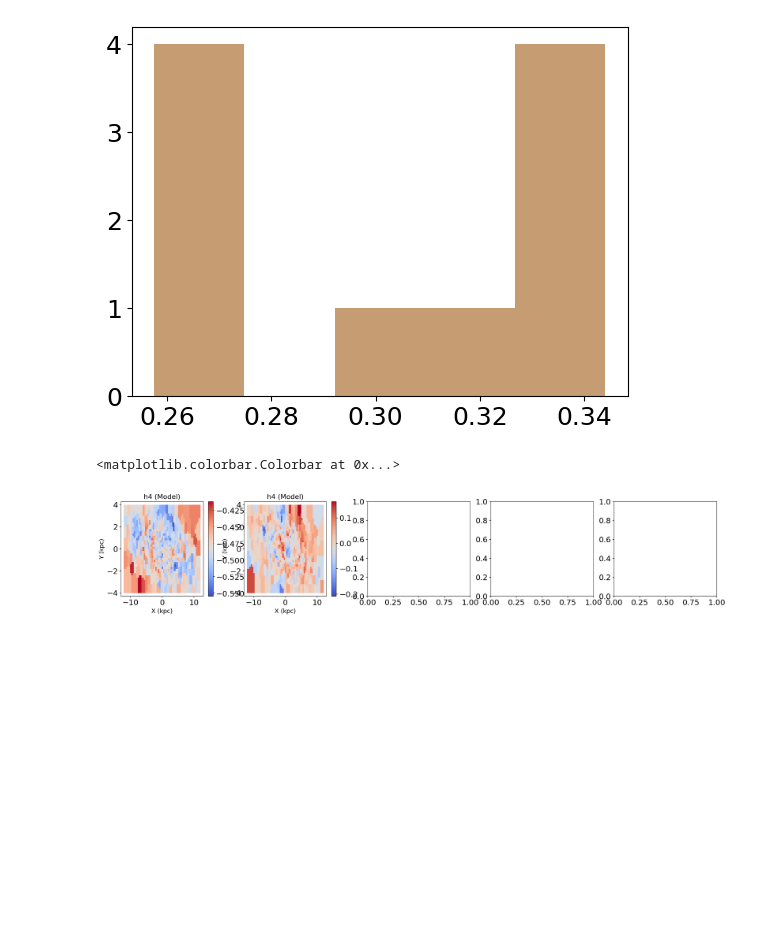
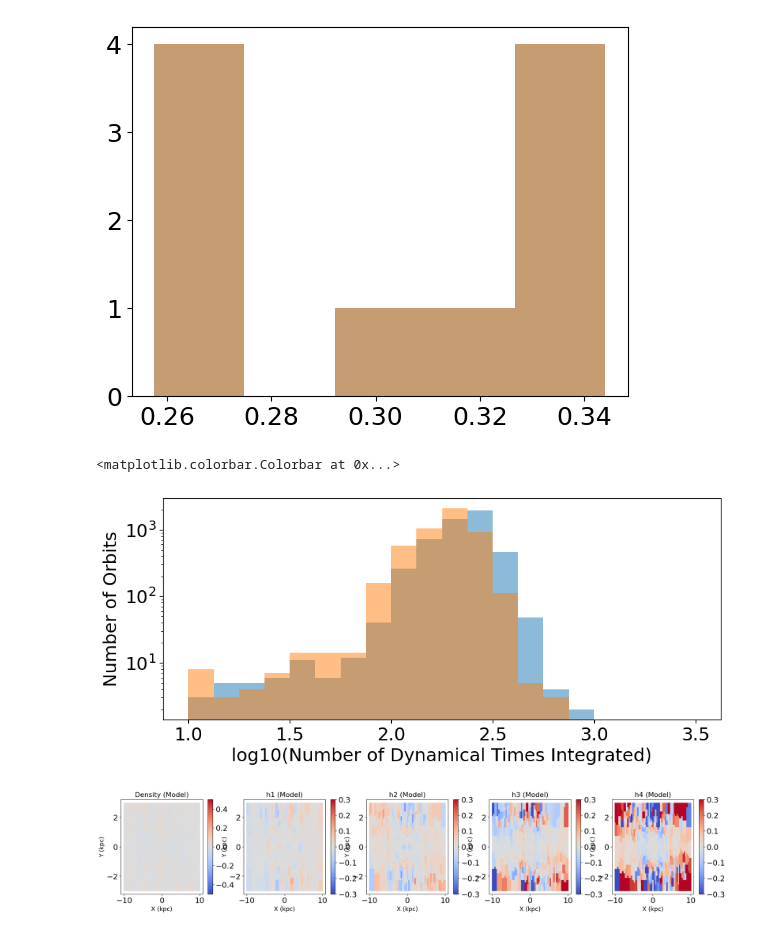
Before and after one commit to David-Chemaly/SchwarMAX, a Jupyter notebook: test_orbits.ipynb, the cells around one changed output. Saved outputs shown, nothing was run; the diff lists cells and outputs as text; code cells hidden in the pictures; blank space fills up the shorter version.

```diff
--- a/test_orbits.ipynb
+++ b/test_orbits.ipynb
@@ -1255,11 +1255,15 @@ def get_dict_data(path):
 dict_data = get_dict_data(path)
 
 path_data = '/Users/hanyuan/Desktop/PhD_projects/SchwarMAX_data/'
-with open(path_data + 'orbital_library_bar_5.pkl', 'rb') as f:
+with open(path_data + 'orbital_library_adaptive_Nmax6e3.pkl', 'rb') as f:
     orb_lib = pickle.load(f)
 (A_Rzphi, A_xy, A_h1, A_h2, A_h3, A_h4, \
         y_Rzphi, y_xy, y_h1, y_h2, y_h3, y_h4, \
-        sig_Rzphi, sig_xy, sig_A1, sig_A2, sig_A3, sig_A4) = orb_lib
+        sig_Rzphi, sig_xy, sig_A1, sig_A2, sig_A3, sig_A4, N_dyn) = orb_lib
+
+fig, ax = plt.subplots(1,1,figsize = (10,4))
+ax.hist(np.log10(N_dyn), bins=20, alpha=0.5, range = [1,3.5])
+ax.set(xlabel='log10(Number of Dynamical Times Integrated)', ylabel='Number of Orbits', yscale = 'log')
 
 weights = jnp.ones(A_Rzphi.shape[1])
 A_h1, A_h2, A_h3, A_h4 = (A_h1 * A_xy), (A_h2 * A_xy), (A_h3 * A_xy), (A_h4 * A_xy)
@@ -1282,43 +1286,70 @@ h4_model_weighted1 = h4_model[index_remap]
 
 
 path_data = '/Users/hanyuan/Desktop/PhD_projects/SchwarMAX_data/'
-with open(path_data + 'orbital_library_bar_4.pkl', 'rb') as f:
+with open(path_data + 'orbital_library_adaptive_Nmax5e3.pkl', 'rb') as f:
     orb_lib = pickle.load(f)
 (A_Rzphi, A_xy, A_h1, A_h2, A_h3, A_h4, \
         y_Rzphi, y_xy, y_h1, y_h2, y_h3, y_h4, \
-        sig_Rzphi, sig_xy, sig_A1, sig_A2, sig_A3, sig_A4) = orb_lib
+        sig_Rzphi, sig_xy, sig_A1, sig_A2, sig_A3, sig_A4, N_dyn) = orb_lib
+
+ax.hist(np.log10(N_dyn), bins=20, alpha=0.5, range = [1,3.5])
+
 
 weights = jnp.ones(A_Rzphi.shape[1])
 A_h1, A_h2, A_h3, A_h4 = (A_h1 * A_xy), (A_h2 * A_xy), (A_h3 * A_xy), (A_h4 * A_xy)
 density_2DXY = A_xy @ weights
 h1_model = (A_h1 @ weights) / density_2DXY # density_2DXY
 h2_model = (A_h2 @ weights) / density_2DXY # density_2DXY
 h3_model = (A_h3 @ weights) / density_2DXY # density_2DXY
 h4_model = (A_h4 @ weights) / density_2DXY # density_2DXY
 
 X_regular_grid = dict_data['X_regular_grid']
 Y_regular_grid = dict_data['Y_regular_grid']
 
 bin_mapping = dict_data['bin_mapping']
 index_remap = bin_mapping[:-1]
 density_2DXY_weighted2 = density_2DXY[index_remap]
 h1_model_weighted2 = h1_model[index_remap]
 h2_model_weighted2 = h2_model[index_remap]
 h3_model_weighted2 = h3_model[index_remap]
 h4_model_weighted2 = h4_model[index_remap]
 
 fig, ax = plt.subplots(1,5, figsize=(25,4))
-im4 = ax[0].scatter(X_regular_grid, Y_regular_grid, c=((density_2DXY_weighted2 - density_2DXY_weighted1)/density_2DXY_weighted1).T, cmap='coolwarm', s = 20, marker='s')
-ax[0].set_title('h4 (Model)', fontsize=16)
+res = ((density_2DXY_weighted2 - density_2DXY_weighted1)/density_2DXY_weighted1)
+im4 = ax[0].scatter(X_regular_grid, Y_regular_grid, c=res.T, cmap='coolwarm', s = 20, marker='s', vmin=-0.5, vmax=0.5)
+ax[0].set_title('Density (Model)', fontsize=16)
 ax[0].set_xlabel('X (kpc)', fontsize=14)
 ax[0].set_ylabel('Y (kpc)', fontsize=14)
 fig.colorbar(im4, ax=ax[0])
 
-im4 = ax[1].scatter(X_regular_grid, Y_regular_grid, c=((h1_model_weighted2 - h1_model_weighted1)).T, cmap='coolwarm', s = 20, marker='s')
-ax[1].set_title('h4 (Model)', fontsize=16)
+res = ((h1_model_weighted2 - h1_model_weighted1))
+im4 = ax[1].scatter(X_regular_grid, Y_regular_grid, c=res.T, cmap='coolwarm', s = 20, marker='s', vmin = -0.3, vmax = 0.3)
+ax[1].set_title('h1 (Model)', fontsize=16)
 ax[1].set_xlabel('X (kpc)', fontsize=14)
 ax[1].set_ylabel('Y (kpc)', fontsize=14)
 fig.colorbar(im4, ax=ax[1])
+
+res = ((h2_model_weighted2 - h2_model_weighted1))
+im4 = ax[2].scatter(X_regular_grid, Y_regular_grid, c=res.T, cmap='coolwarm', s = 20, marker='s', vmin = -0.3, vmax = 0.3)
+ax[2].set_title('h2 (Model)', fontsize=16)
+ax[2].set_xlabel('X (kpc)', fontsize=14)
+ax[2].set_ylabel('Y (kpc)', fontsize=14)
+fig.colorbar(im4, ax=ax[2])
+
+res = ((h3_model_weighted2 - h3_model_weighted1))
+im4 = ax[3].scatter(X_regular_grid, Y_regular_grid, c=res.T, cmap='coolwarm', s = 20, marker='s', vmin = -0.3, vmax = 0.3)
+ax[3].set_title('h3 (Model)', fontsize=16)
+ax[3].set_xlabel('X (kpc)', fontsize=14)
+ax[3].set_ylabel('Y (kpc)', fontsize=14)
+fig.colorbar(im4, ax=ax[3])
+
+res = ((h4_model_weighted2 - h4_model_weighted1))
+im4 = ax[4].scatter(X_regular_grid, Y_regular_grid, c=res.T, cmap='coolwarm', s = 20, marker='s', vmin = -0.3, vmax = 0.3)
+ax[4].set_title('h4 (Model)', fontsize=16)
+ax[4].set_xlabel('X (kpc)', fontsize=14)
+ax[4].set_ylabel('Y (kpc)', fontsize=14)
+fig.colorbar(im4, ax=ax[4])
 # %% [output]
 <matplotlib.colorbar.Colorbar at 0x...>
-[figure, old version]
+[figure, new version]
+[figure, added]
```
Also changed, not shown: 22 other files.
